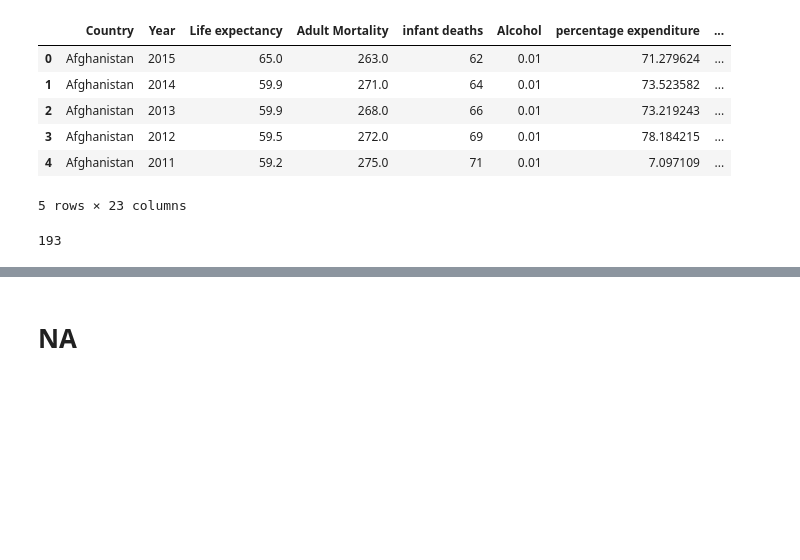
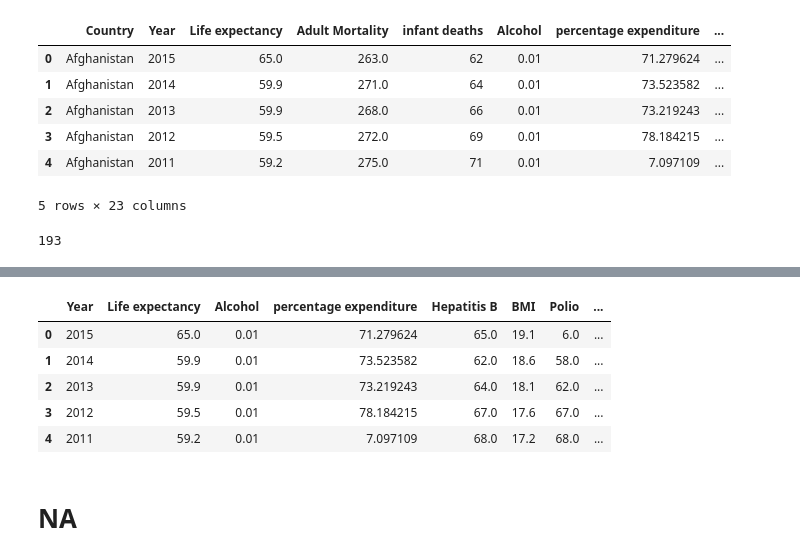
Before and after one commit to Vivek-analyst/Portfolio-Project, a Jupyter notebook: WHO_analysis.ipynb, the cells around one changed output, grey strips where cells are left out. Saved outputs shown, nothing was run; the diff lists cells and outputs as text; code cells hidden in the pictures; blank space fills up the shorter version.

```diff
--- a/WHO_analysis.ipynb
+++ b/WHO_analysis.ipynb
@@ -214,2 +132,17 @@ plt.show()
+# %%
+# List of features to drop
+features_to_drop = ['Adult Mortality', 'HIV/AIDS', 'thinness  1-19 years', 'thinness 5-9 years', 'Status_Developing', 'infant deaths', 'Measles', 'under-five deaths', 'Population', 'Country']
+
+# Drop the specified features from the dataset
+whodata_encoded= whodata_encoded.drop(features_to_drop, axis=1)
+
+whodata_encoded.head()
+# %% [output]
+|  | Year | Life expectancy | Alcohol | percentage expenditure | Hepatitis B | BMI | Polio | ... |
+| 0 | 2015 | 65.0 | 0.01 | 71.279624 | 65.0 | 19.1 | 6.0 | ... |
+| 1 | 2014 | 59.9 | 0.01 | 73.523582 | 62.0 | 18.6 | 58.0 | ... |
+| 2 | 2013 | 59.9 | 0.01 | 73.219243 | 64.0 | 18.1 | 62.0 | ... |
+| 3 | 2012 | 59.5 | 0.01 | 78.184215 | 67.0 | 17.6 | 67.0 | ... |
+| 4 | 2011 | 59.2 | 0.01 | 7.097109 | 68.0 | 17.2 | 68.0 | ... |
 # %%
 # Define x and y variables
```
Also changed, not shown: parts of 23 cells of this notebook.
